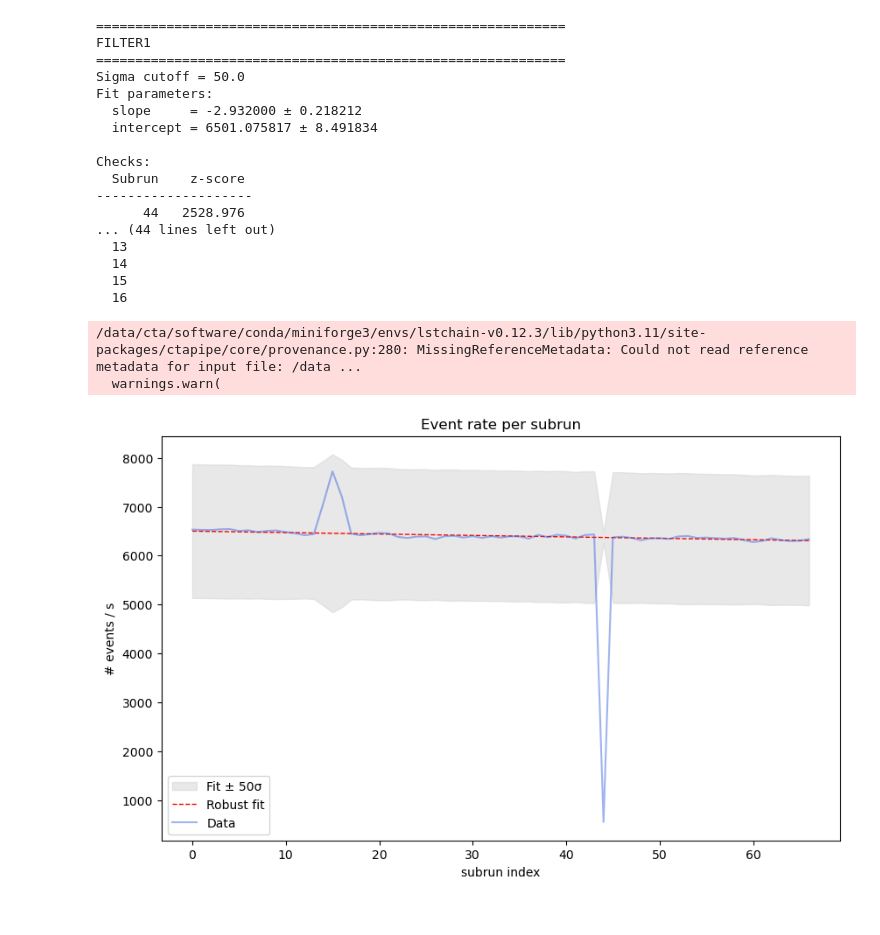
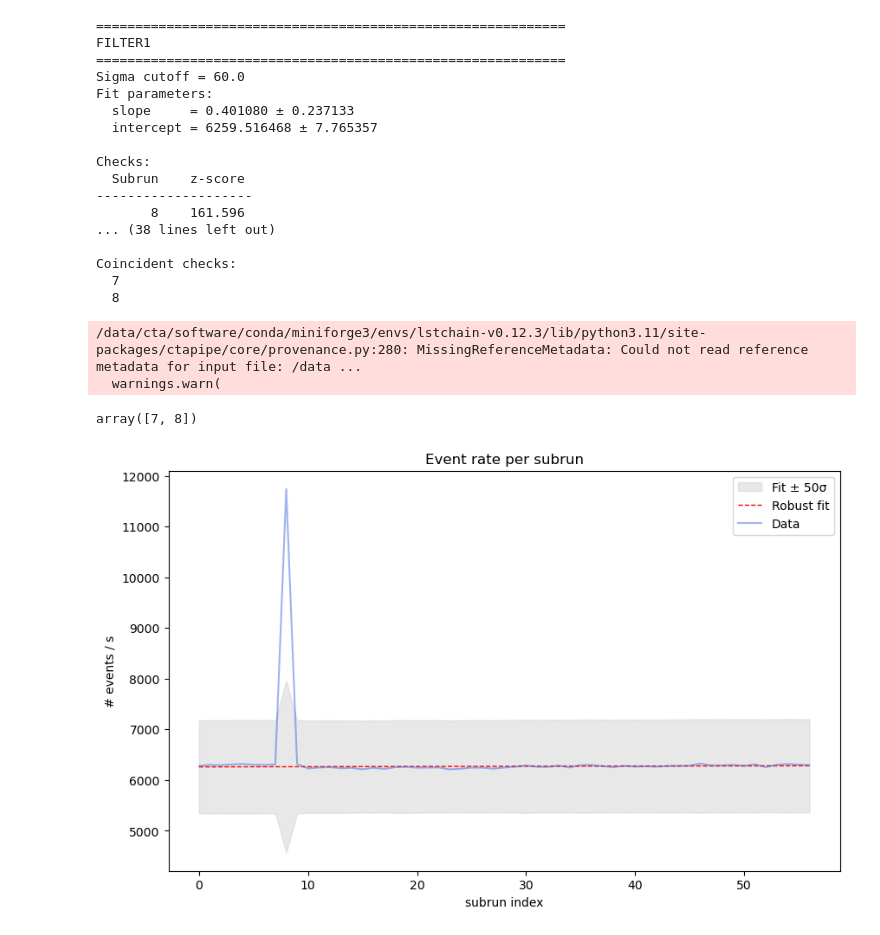
Before and after one commit to andreaprogram/Search-for-anomalous-events-in-LST-1-observations, a Jupyter notebook: Notebooks/filters_results.ipynb, the cells around one changed output. Saved outputs shown, nothing was run; the diff lists cells and outputs as text; code cells hidden in the pictures.

```diff
--- a/Notebooks/filters_results.ipynb
+++ b/Notebooks/filters_results.ipynb
@@ -63,7 +63,7 @@ def robust_fitt(x, y, z_thresh=3.5):
             "intercept": intercept, "u_intercept": u_intercept,
             "good_points": good_points, "good_mask": good_masks, "valid": valid, "R2": R2}
 
-run_id = 20767
+run_id = 24704
 
 # READING RESULTS -------------------------------------------------------------------------------------------------------------------------------
 b = tables.open_file(r"/data/cta/users-ifae/summer_students/agl/checks_h5/checks_Run{run_id}.h5".format(run_id= run_id))
@@ -111,57 +111,61 @@ else:
 ============================================================
 FILTER1
 ============================================================
-Sigma cutoff = 50.0
+Sigma cutoff = 60.0
 Fit parameters:
-  slope     = -2.932000 ± 0.218212
-  intercept = 6501.075817 ± 8.491834
+  slope     = 0.401080 ± 0.237133
+  intercept = 6259.516468 ± 7.765357
 
 Checks:
   Subrun    z-score
 --------------------
-      44   2528.976
-... (44 lines left out)
-  13
-  14
-  15
-  16
+       8    161.596
+... (38 lines left out)
+
+Coincident checks:
+  7
+  8
 /data/cta/software/conda/miniforge3/envs/lstchain-v0.12.3/lib/python3.11/site-packages/ctapipe/core/provenance.py:280: MissingReferenceMetadata: Could not read reference metadata for input file: /data ...
   warnings.warn(
+# %%
+b.root.general.cosmics.col('subrun_index')
+# %% [output]
+array([7, 8])
 # %%
 # FILTERS REVISION-------------------------------------------------------------------------------------------------------------------------------------------
-#a = tables.open_file("/data/cta/users-ifae/summer_students/agl/datacheck_dl1_LST-1.Run24704.h5")
-a = tables.open_file(r"/data/cta/users-ifae/moralejo/CTA/summer_student_2026/datacheck/ALL_h5/datacheck_dl1_LST-1.Run{run_id}.h5".format(run_id= run_id))
+a = tables.open_file("/data/cta/users-ifae/summer_students/agl/datacheck_dl1_LST-1.Run24704.h5")
+#a = tables.open_file(r"/data/cta/users-ifae/moralejo/CTA/summer_student_2026/datacheck/ALL_h5/datacheck_dl1_LST-1.Run{run_id}.h5".format(run_id= run_id))
 
 subruns = a.root.dl1datacheck.cosmics.col('subrun_index')[:-1] #0,1,...,57 number of subruns in this run
 n_subruns = len(subruns)
 time = a.root.dl1datacheck.cosmics.col('elapsed_time')[:-1]
 
 # FILTER 1------------------------------------------------------------------------
 num_events = a.root.dl1datacheck.cosmics.col('num_events')[:-1] # events in each subrun
 event_rate = num_events / time
 event_rate_sigma = np.sqrt(np.maximum(num_events, 1.0)) / time
 
 # ROBUST FIT
 event_rate_robfit = robust_fitt(subruns, event_rate.reshape(-1, 1))
 event_rate_fit = event_rate_robfit["fit"].flatten()
 sigma_cutoff_1 = 50
 
 plt.figure(figsize=(10, 6))
 plt.fill_between(
     subruns,
     event_rate_fit - sigma_cutoff_1 * event_rate_sigma,
     event_rate_fit + sigma_cutoff_1* event_rate_sigma,
     color='lightgray', alpha= 0.5, label=f'Fit ± {sigma_cutoff_1}σ'
 )
 plt.plot(subruns, event_rate_fit, label='Robust fit', color='red', linestyle='--', linewidth=1)
 plt.plot(subruns, event_rate, color='royalblue', alpha=0.5, label='Data')
 plt.title('Event rate per subrun')
 plt.ylabel('# events / s')
 plt.xlabel('subrun index')
 plt.legend()
 plt.show()
 # %% [output]
-[figure, old version]
+[figure, new version]
 # %%
 # FILTER 2: EVENT RATE VS INTENSITY------------------------------------------------------
 hist_intensity = a.root.dl1datacheck.cosmics.col('hist_intensity')[:-1]
```
Also changed, not shown: parts of 4 cells of this notebook.
